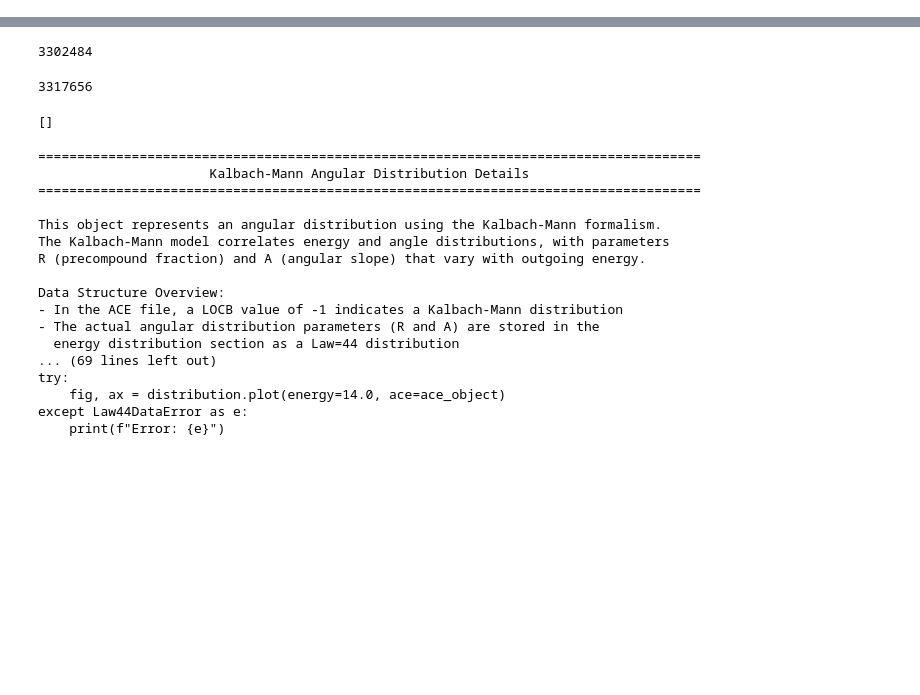
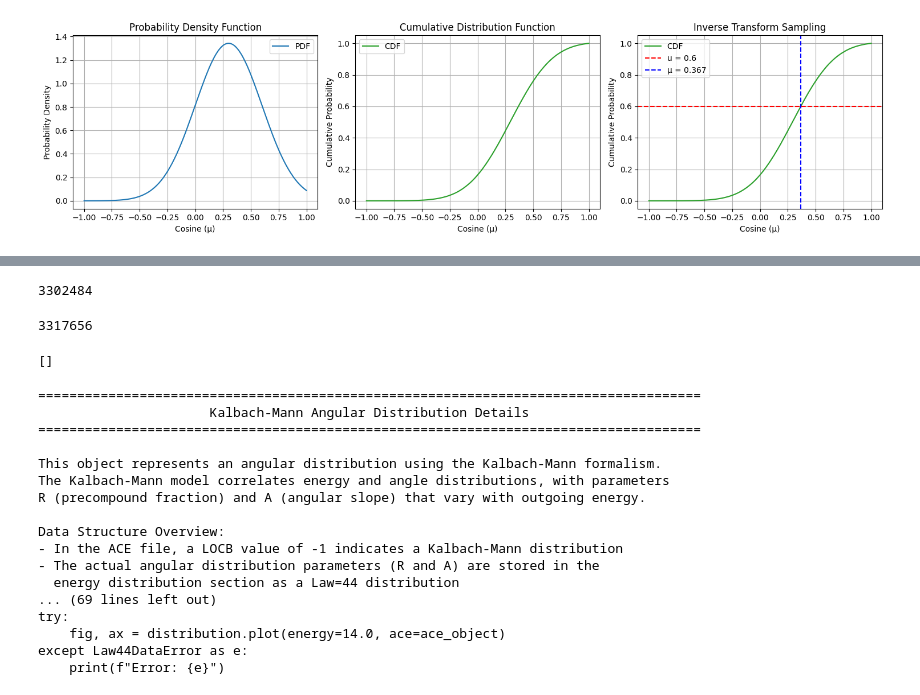
Before and after one commit to monleon96/kika, a Jupyter notebook: mcnpy/ace/test.ipynb, the cells around one changed output, grey strips where cells are left out. Saved outputs shown, nothing was run; the diff lists cells and outputs as text; code cells hidden in the pictures; blank space fills up the shorter version.

```diff
--- a/mcnpy/ace/test.ipynb
+++ b/mcnpy/ace/test.ipynb
@@ -52,0 +127,62 @@ distribution that describes the probability of scattering at different angles.
+# %%
+import numpy as np
+import matplotlib.pyplot as plt
+
+# Define a cosine grid (more points for smooth curves in the demonstration)
+mu = np.linspace(-1, 1, 200)
+
+# Construct a PDF. For example, use a Gaussian-like function in cosine space
+# to simulate an anisotropic scattering distribution.
+mu_center = 0.3  # center of the peak (can be adjusted to simulate forward/backward bias)
+sigma = 0.3
+pdf = np.exp(-((mu - mu_center)**2) / (2 * sigma**2))
+
+# Normalize the PDF so the integral over [-1, 1] is 1
+pdf = pdf / np.trapz(pdf, mu)
+
+# Compute the CDF by a cumulative numerical integration (using a cumulative sum)
+cdf = np.cumsum(pdf * (mu[1] - mu[0]))  # multiply by bin width
+cdf = cdf / cdf[-1]  # ensure it ends at exactly 1
+
+# Plot the PDF and CDF side by side, plus a demonstration of sampling.
+plt.figure(figsize=(15, 4))
+
+# Plot 1: PDF
+plt.subplot(1, 3, 1)
+plt.plot(mu, pdf, label='PDF', color='C0')
+plt.title('Probability Density Function')
+plt.xlabel('Cosine (μ)')
+plt.ylabel('Probability Density')
+plt.legend()
+plt.grid(True)
+
+# Plot 2: CDF
+plt.subplot(1, 3, 2)
+plt.plot(mu, cdf, label='CDF', color='C2')
+plt.title('Cumulative Distribution Function')
+plt.xlabel('Cosine (μ)')
+plt.ylabel('Cumulative Probability')
+plt.legend()
+plt.grid(True)
+
+# Plot 3: Inverse Transform Sampling Demonstration
+# Choose an example random value u (like what the transport code would generate)
+u = 0.6  # in a real case, u would be randomly drawn from Uniform[0,1]
+# Find the cosine value corresponding to u using interpolation of the CDF
+mu_sample = np.interp(u, cdf, mu)
+
+plt.subplot(1, 3, 3)
+plt.plot(mu, cdf, label='CDF', color='C2')
+# Mark the horizontal line at u and the vertical line at the sampled cosine
+plt.axhline(y=u, color='red', linestyle='--', label=f'u = {u}')
+plt.axvline(x=mu_sample, color='blue', linestyle='--', label=f'μ = {mu_sample:.3f}')
+plt.title('Inverse Transform Sampling')
+plt.xlabel('Cosine (μ)')
+plt.ylabel('Cumulative Probability')
+plt.legend()
+plt.grid(True)
+
+plt.tight_layout()
+plt.show()
+# %% [output]
+[figure, added]
```
Also changed, not shown: parts of 17 cells of this notebook, 6 other files.
